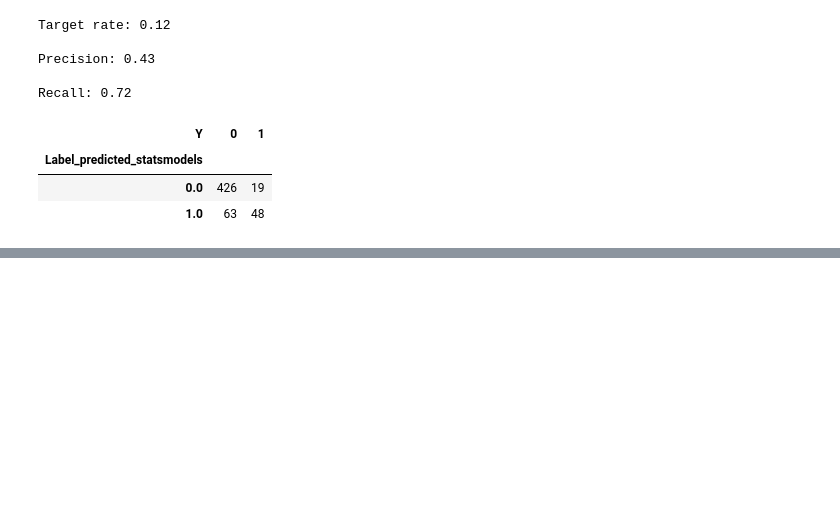
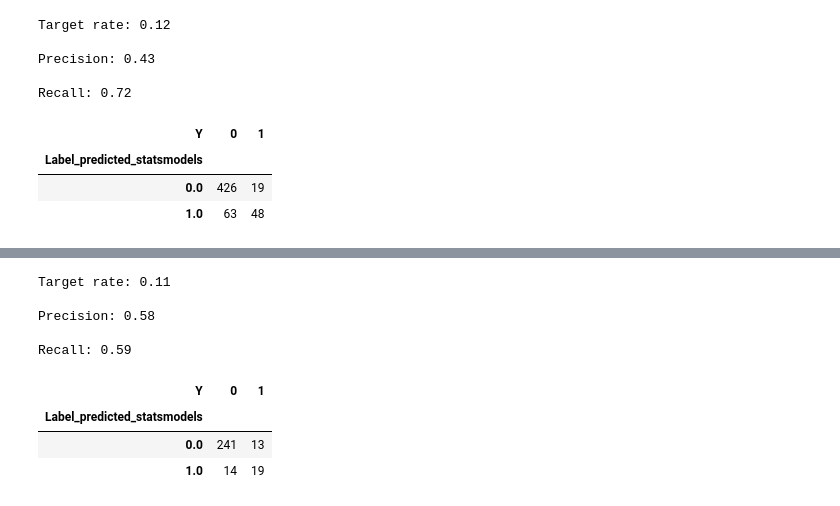
Before and after one commit to guillaumeovf/CarLoanDefault, a Jupyter notebook: wine_quality.ipynb, the cells around one changed output, grey strips where cells are left out. Saved outputs shown, nothing was run; the diff lists cells and outputs as text; code cells hidden in the pictures; blank space fills up the shorter version.

```diff
--- a/wine_quality.ipynb
+++ b/wine_quality.ipynb
@@ -1720,0 +1769,34 @@ Recall: 0.72
+# %%
+import xgboost as xgb
+from sklearn.model_selection import GridSearchCV
+
+xgb_clf = xgb.XGBClassifier()
+parameters = {
+     "eta"    : [0.05, 0.15, 0.25, 0.30 ] ,
+     "max_depth"        : [ 3, 4, 5],
+     "min_child_weight" : [ 1, 3, 5],
+     "gamma"            : [ 0.0, 0.1, 0.2 , 0.3],
+     "colsample_bytree" : [ 0.3, 0.5 , 0.7 ]
+     }
+
+xgb_grid = GridSearchCV(xgb_clf,
+                    parameters, n_jobs=-1,
+                    scoring="neg_log_loss",
+                    cv=3).fit(train_smote[final_list_features].iloc[:,0:-1], train_smote['Y'])
+
+test = pd.concat([test, pd.Series(xgb_grid.predict_proba(test[final_list_features].iloc[:,0:-1])[:,1],
+                                  name='Predict_xgb_grid')], axis=1)
+oot = pd.concat([oot, pd.Series(xgb_grid.predict_proba(oot[final_list_features].iloc[:,0:-1])[:,1],
+                                  name='Predict_xgb_grid')], axis=1)
+# %%
+confusion_matrix(test, 'Y', 'Predict_xgb_grid',33)
+# %% [output]
+Target rate: 0.11
+
+Precision: 0.58
+
+Recall: 0.59
+| Y | 0 | 1 |
+| Label_predicted_statsmodels |  |  |
+| 0.0 | 241 | 13 |
+| 1.0 | 14 | 19 |
```
Also changed, not shown: parts of 7 cells of this notebook.
